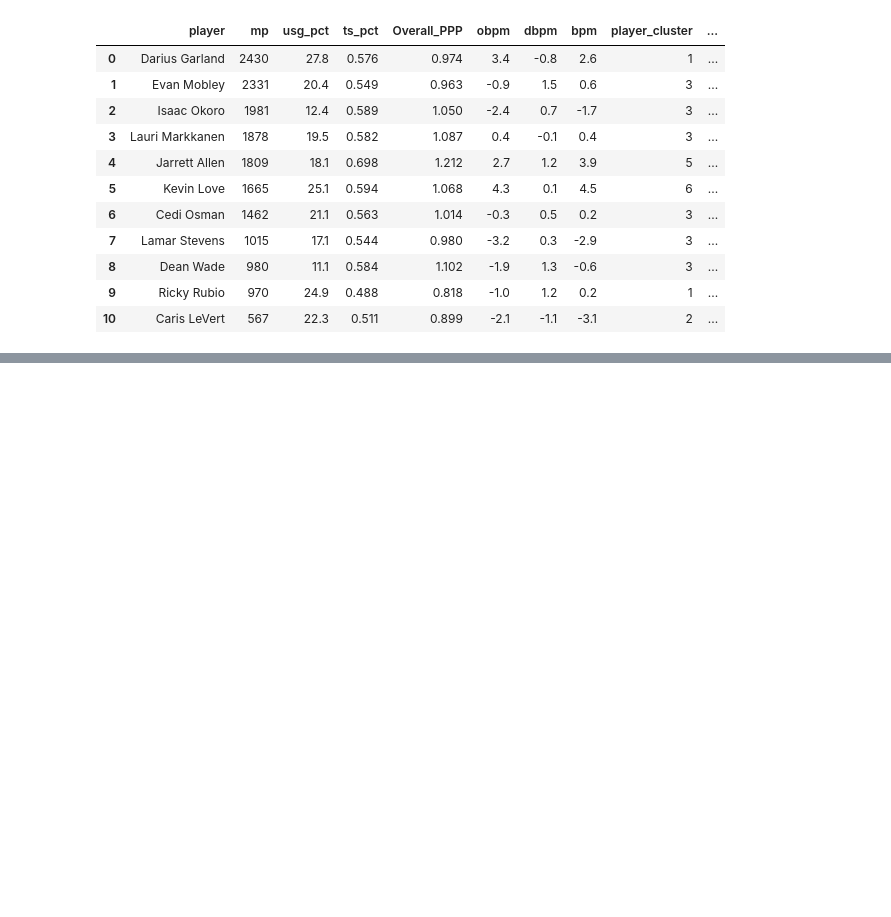
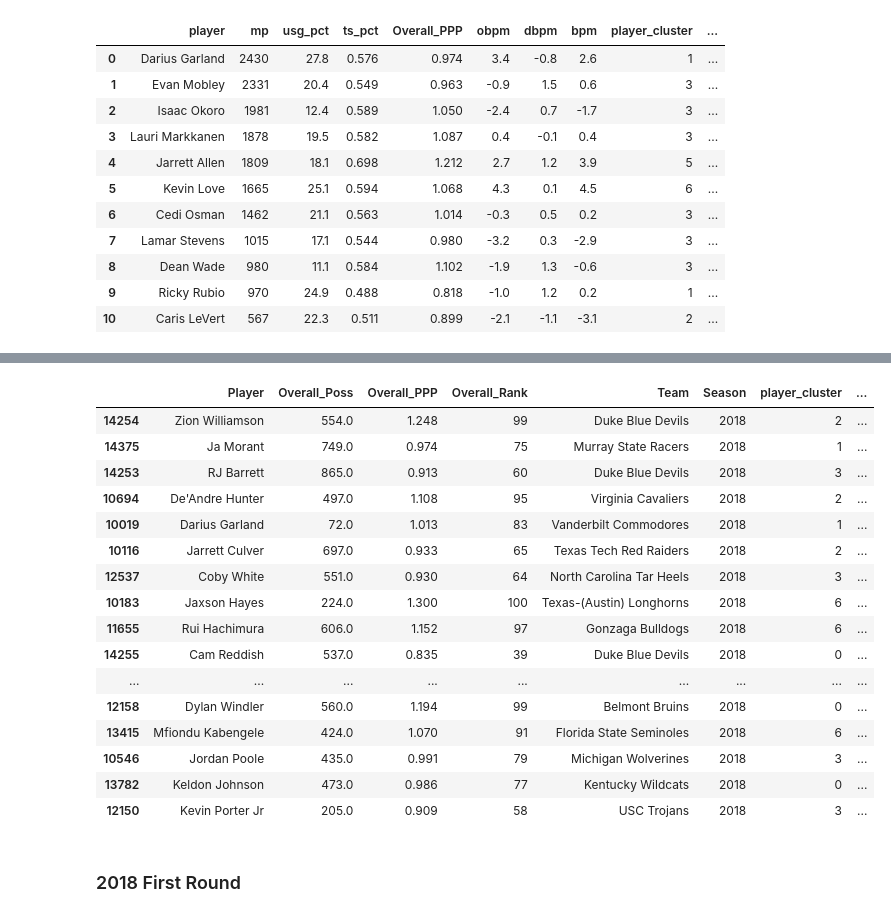
Before and after one commit to xulianrenzoku/synergy_clustering, a Jupyter notebook: nba_draft_22_materials.ipynb, the cells around one changed output, grey strips where cells are left out. Drawn from its saved outputs; the diff is of its cells as text; code cells hidden in the pictures; blank space fills up the shorter version.

```diff
--- a/nba_draft_22_materials.ipynb
+++ b/nba_draft_22_materials.ipynb
@@ -378,0 +530,32 @@ display_team_distribution('Cleveland Cavaliers')
+# %%
+first_rounder_19 = ['Zion Williamson', 'Ja Morant', 'RJ Barrett',
+                    "De'Andre Hunter", 'Darius Garland', 'Jarrett Culver',
+                    'Coby White', 'Jaxson Hayes', 'Rui Hachimura',
+                    'Cam Reddish', 'Cameron Johnson', 'PJ Washington',
+                    'Tyler Herro', 'Romeo Langford', 'Chuma Okeke',
+                    'Nickeil Alexander-Walker', 'Matisse Thybulle', 'Brandon Clarke',
+                    'Grant Williams', 'Ty Jerome', 'Nassir Little',
+                    'Dylan Windler', 'Mfiondu Kabengele', 'Jordan Poole',
+                    'Keldon Johnson', 'Kevin Porter Jr']
+# %%
+display_draft(first_rounder_19, 2018)
+# %% [output]
+|  | Player | Overall_Poss | Overall_PPP | Overall_Rank | Team | Season | player_cluster | ... |
+| 14254 | Zion Williamson | 554.0 | 1.248 | 99 | Duke Blue Devils | 2018 | 2 | ... |
+| 14375 | Ja Morant | 749.0 | 0.974 | 75 | Murray State Racers | 2018 | 1 | ... |
+| 14253 | RJ Barrett | 865.0 | 0.913 | 60 | Duke Blue Devils | 2018 | 3 | ... |
+| 10694 | De'Andre Hunter | 497.0 | 1.108 | 95 | Virginia Cavaliers | 2018 | 2 | ... |
+| 10019 | Darius Garland | 72.0 | 1.013 | 83 | Vanderbilt Commodores | 2018 | 1 | ... |
+| 10116 | Jarrett Culver | 697.0 | 0.933 | 65 | Texas Tech Red Raiders | 2018 | 2 | ... |
+| 12537 | Coby White | 551.0 | 0.930 | 64 | North Carolina Tar Heels | 2018 | 3 | ... |
+| 10183 | Jaxson Hayes | 224.0 | 1.300 | 100 | Texas-(Austin) Longhorns | 2018 | 6 | ... |
+| 11655 | Rui Hachimura | 606.0 | 1.152 | 97 | Gonzaga Bulldogs | 2018 | 6 | ... |
+| 14255 | Cam Reddish | 537.0 | 0.835 | 39 | Duke Blue Devils | 2018 | 0 | ... |
+| ... | ... | ... | ... | ... | ... | ... | ... | ... |
+| 12158 | Dylan Windler | 560.0 | 1.194 | 99 | Belmont Bruins | 2018 | 0 | ... |
+| 13415 | Mfiondu Kabengele | 424.0 | 1.070 | 91 | Florida State Seminoles | 2018 | 6 | ... |
+| 10546 | Jordan Poole | 435.0 | 0.991 | 79 | Michigan Wolverines | 2018 | 3 | ... |
+| 13782 | Keldon Johnson | 473.0 | 0.986 | 77 | Kentucky Wildcats | 2018 | 0 | ... |
+| 12150 | Kevin Porter Jr | 205.0 | 0.909 | 58 | USC Trojans | 2018 | 3 | ... |
+# %% [markdown]
+### 2018 First Round
```
Also changed, not shown: parts of 25 cells of this notebook.
